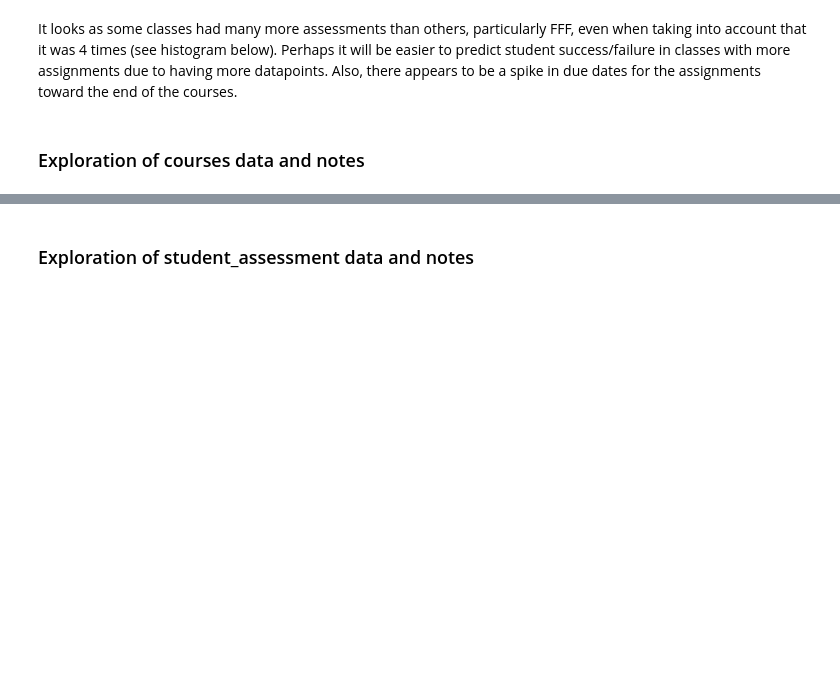
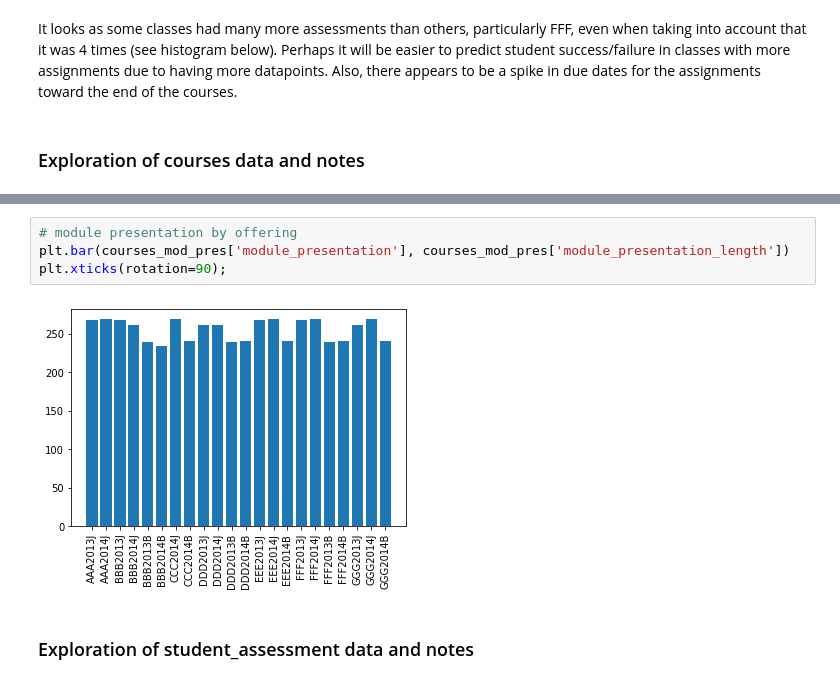
Before and after one commit to sustrev/SIADS697, a Jupyter notebook: EDA.ipynb, the cells around one changed output, grey strips where cells are left out. Cells and saved outputs as stored; diff of their text form; blank space fills up the shorter version.

```diff
--- a/EDA.ipynb
+++ b/EDA.ipynb
@@ -227,3 +231,9 @@ explore_df(courses_raw)
+# %%
+# module presentation by offering
+plt.bar(courses_mod_pres['module_presentation'], courses_mod_pres['module_presentation_length'])
+plt.xticks(rotation=90);
+# %% [output]
+[figure, added]
 # %% [markdown]
 ### Exploration of student_assessment data and notes
 # %%
```
Also changed, not shown: parts of 13 cells of this notebook.
